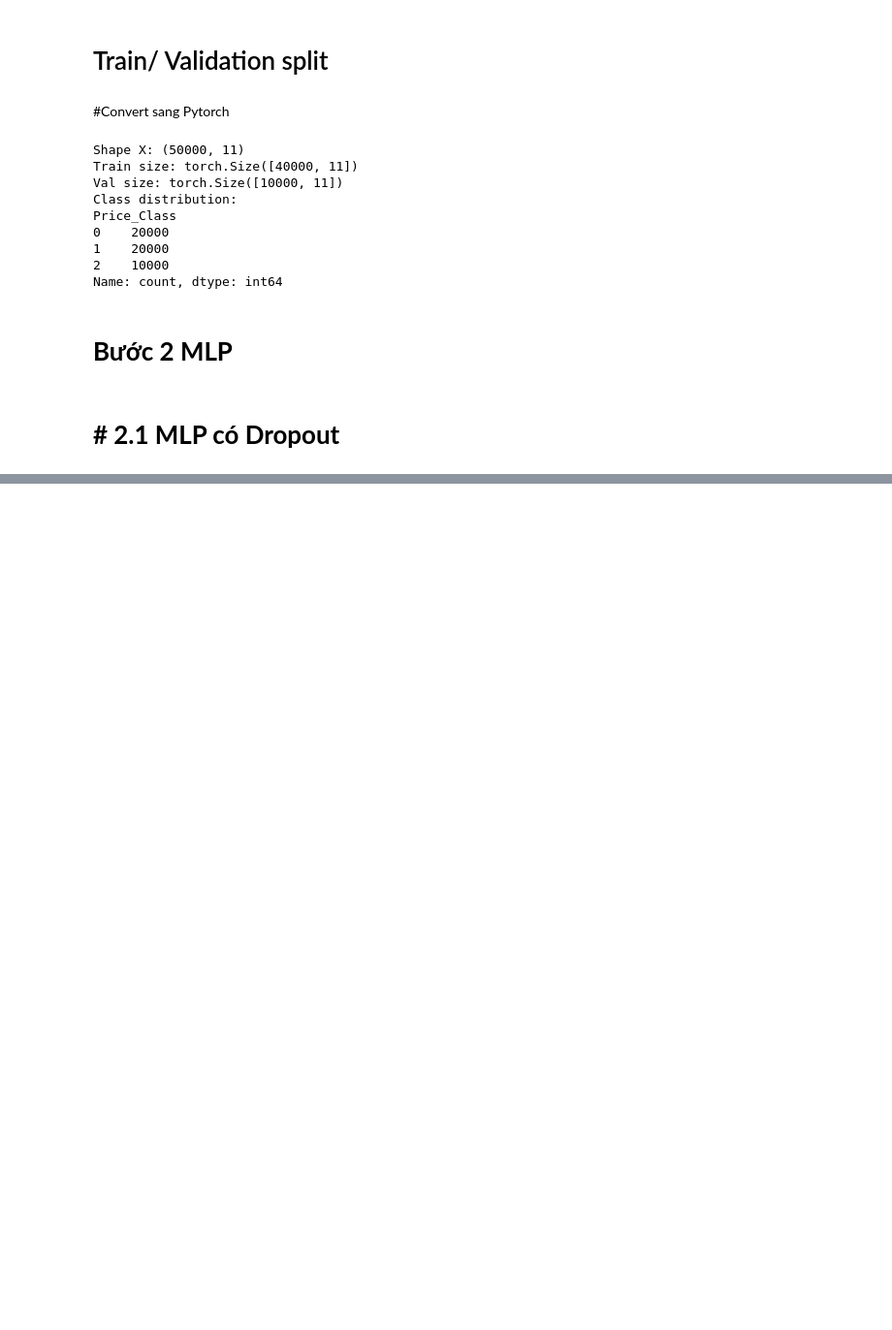
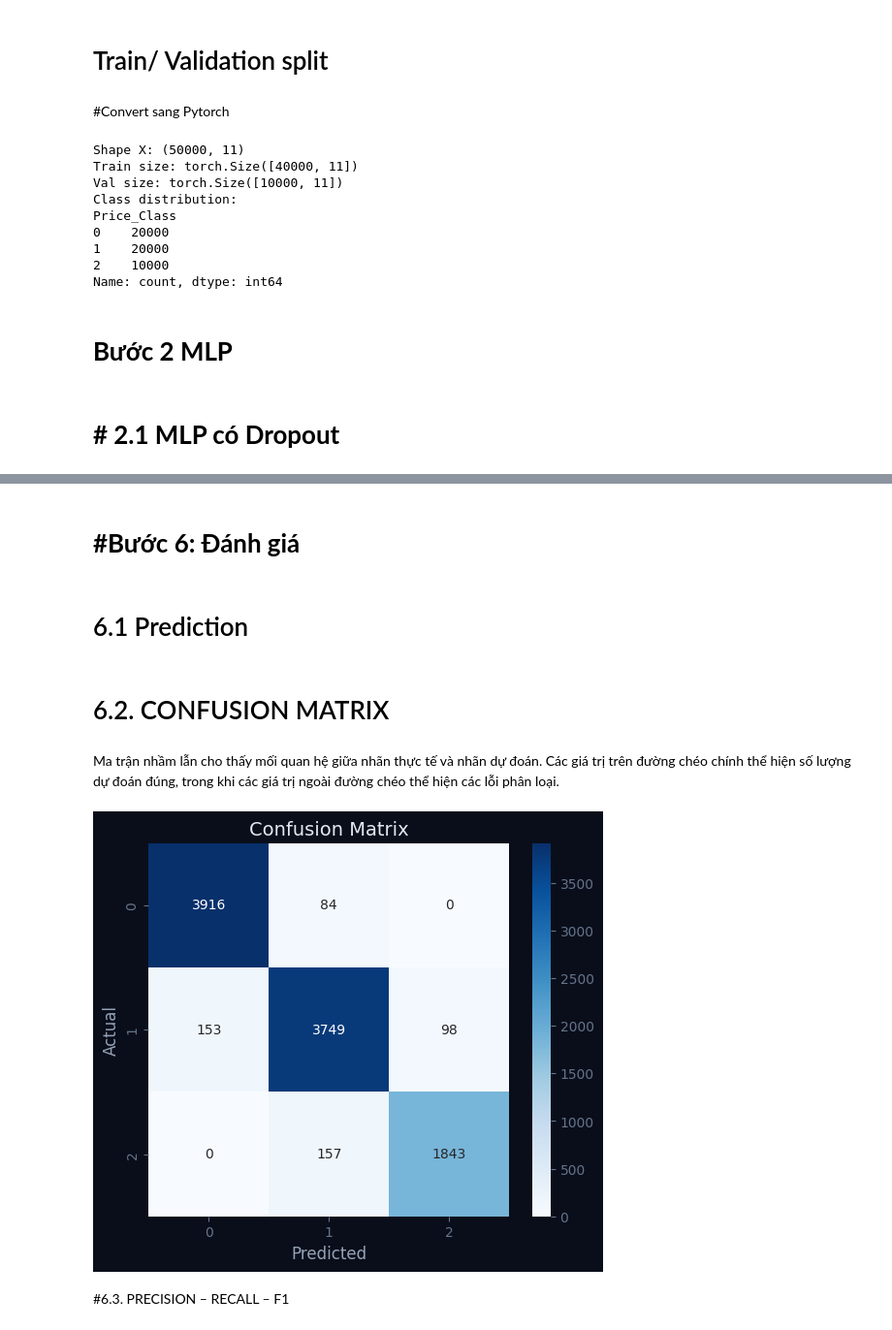
Before and after one commit to hoangchaulanbao/HocmayNC, a Jupyter notebook: btcn.ipynb, the cells around one changed output, grey strips where cells are left out. Shown at 97% size. Drawn from its saved outputs; the diff is of its cells as text; code cells hidden in the pictures; blank space fills up the shorter version.

```diff
--- a/btcn.ipynb
+++ b/btcn.ipynb
@@ -1507,0 +1805,45 @@ class MLP_Dropout(nn.Module):
+# %% [markdown]
+# **#Bước 6: Đánh giá**
+# %% [markdown]
+# 6.1 Prediction
+# %%
+from sklearn.metrics import confusion_matrix, classification_report
+
+model = model_dropout
+model.eval()
+
+all_preds = []
+all_labels = []
+all_probs = []
+
+with torch.no_grad():
+    for X_batch, y_batch in val_loader:
+        outputs = model(X_batch)
+
+        probs = torch.softmax(outputs, dim=1)
+        preds = torch.argmax(probs, dim=1)
+
+        all_preds.extend(preds.numpy())
+        all_labels.extend(y_batch.numpy())
+        all_probs.extend(probs.numpy())
+# %% [markdown]
+# 6.2. CONFUSION MATRIX
+# %% [markdown]
+Ma trận nhầm lẫn cho thấy mối quan hệ giữa nhãn thực tế và nhãn dự đoán. Các giá trị trên đường chéo chính thể hiện số lượng dự đoán đúng, trong khi các giá trị ngoài đường chéo thể hiện các lỗi phân loại.
+# %%
+import seaborn as sns
+import matplotlib.pyplot as plt
+
+cm = confusion_matrix(all_labels, all_preds)
+
+plt.figure(figsize=(6,5))
+sns.heatmap(cm, annot=True, fmt='d', cmap='Blues')
+
+plt.xlabel("Predicted")
+plt.ylabel("Actual")
+plt.title("Confusion Matrix")
+plt.show()
+# %% [output]
+[figure, added]
+# %% [markdown]
+#6.3. PRECISION – RECALL – F1
```
Also changed, not shown: parts of 25 cells of this notebook.
